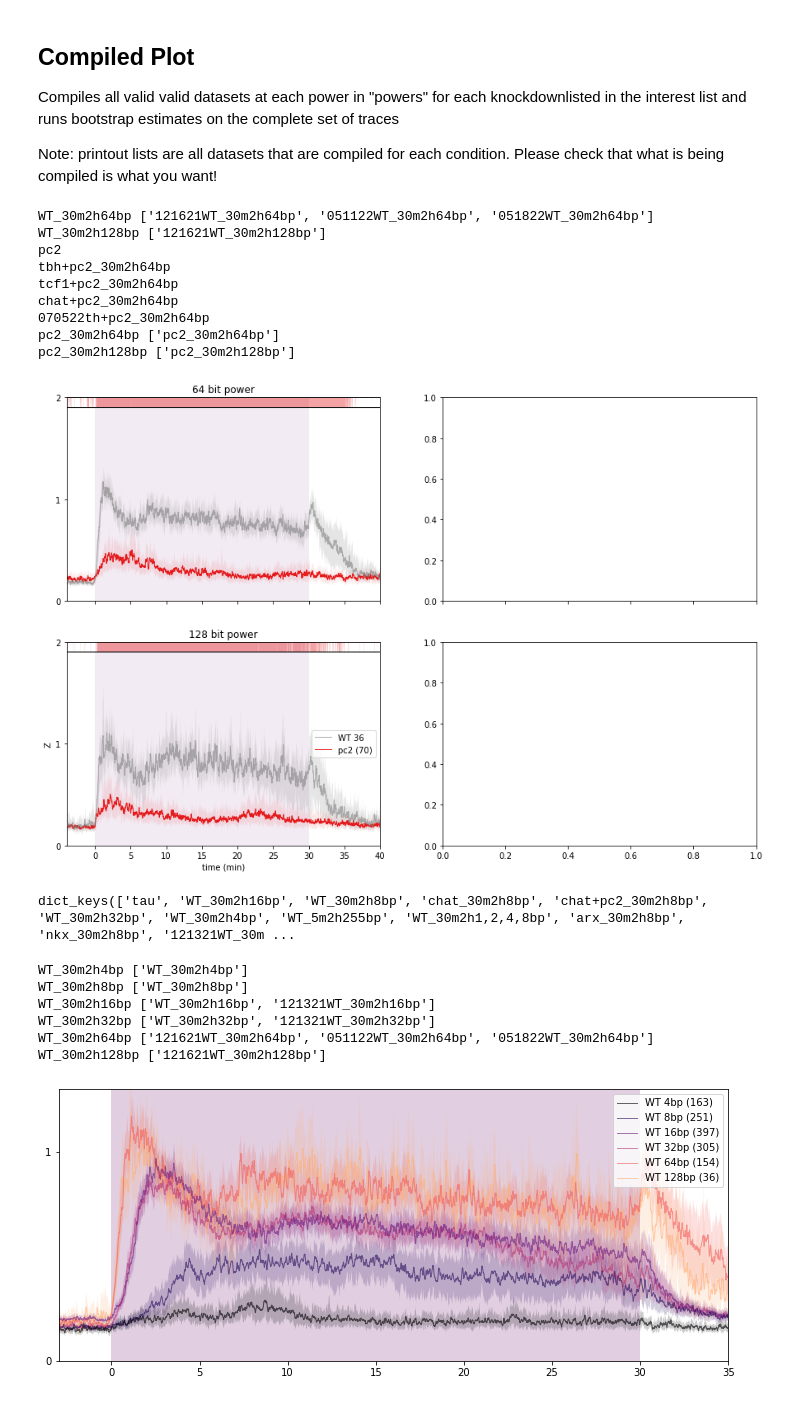
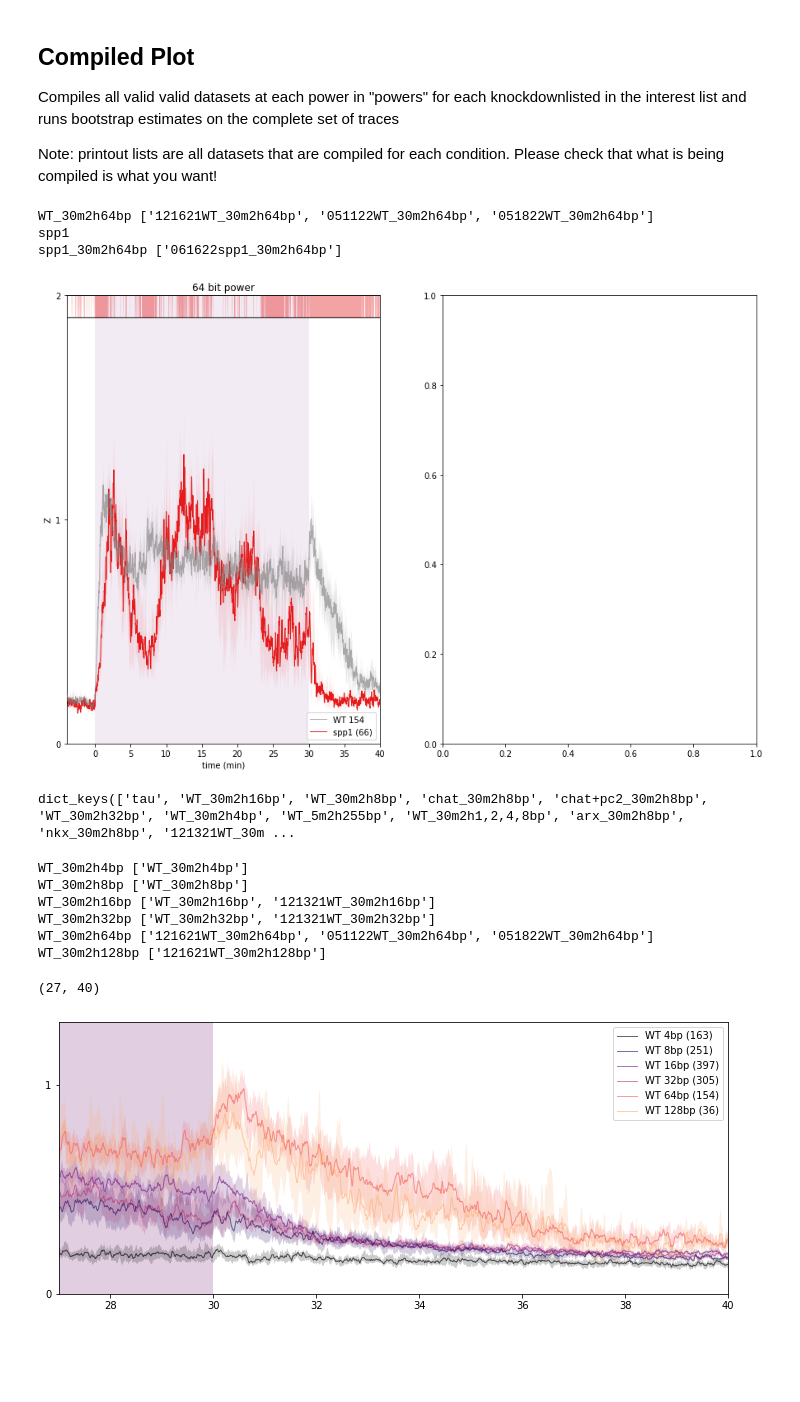
Before and after one commit to samuelbray32/behavior-lite, a Jupyter notebook: publication_stepResponse.ipynb, the cells around one changed output. Drawn from its saved outputs; the diff is of its cells as text; code cells hidden in the pictures; blank space fills up the shorter version.

Commit message:
general update post defense

```diff
--- a/publication_stepResponse.ipynb
+++ b/publication_stepResponse.ipynb
@@ -12,13 +12,14 @@ Compiles all valid valid datasets at each power in "powers" for each knockdownli
 
 Note: printout lists are all datasets that are compiled for each condition.  Please check that what is being compiled is what you want!
 # %%
-n_boot = 1e2
+n_boot = 1e1
 statistic=np.median
 comparison = 'diff'
 
-interest = ['pc2']#['spp1','ppp1','eye532','eye531']#['4mnthstarve','starve10w']#['if1+cali','if1+estrella','if1+cali+estrella',]##'arx','35mmBiopsyPostEyespot','pc2']#[]#['spot']#['spot']#'pc2','gad','chat','tbh','th']
+interest = ['spp1',]#'ppp1','eye532','eye531']#['4mnthstarve','starve10w']#['if1+cali','if1+estrella','if1+cali+estrella',]##'arx','35mmBiopsyPostEyespot','pc2']#[]#['spot']#['spot']#'pc2','gad','chat','tbh','th']
+# interest=['tcf','nkx','arx']
 exclude = []
-powers = [64,128]
+powers = [64]
 statistic = np.median
 comparison = 'rel'
 fig, ax = rnai_response_layered(interest,exclude,n_boot,statistic,measure_compare=comparison,
@@ -28,13 +29,7 @@ fig, ax = rnai_response_layered(interest,exclude,n_boot,statistic,measure_compar
 # ax[0,].set_ylim(0,1.5)
 # %% [output]
 WT_30m2h64bp ['121621WT_30m2h64bp', '051122WT_30m2h64bp', '051822WT_30m2h64bp']
-WT_30m2h128bp ['121621WT_30m2h128bp']
-pc2
-tbh+pc2_30m2h64bp
-tcf1+pc2_30m2h64bp
-chat+pc2_30m2h64bp
-070522th+pc2_30m2h64bp
-pc2_30m2h64bp ['pc2_30m2h64bp']
-pc2_30m2h128bp ['pc2_30m2h128bp']
+spp1
+spp1_30m2h64bp ['061622spp1_30m2h64bp']
-[figure, old version]
+[figure, new version]
 # %%
@@ -50,14 +45,16 @@ print(result.keys())
 dict_keys(['tau', 'WT_30m2h16bp', 'WT_30m2h8bp', 'chat_30m2h8bp', 'chat+pc2_30m2h8bp', 'WT_30m2h32bp', 'WT_30m2h4bp', 'WT_5m2h255bp', 'WT_30m2h1,2,4,8bp', 'arx_30m2h8bp', 'nkx_30m2h8bp', '121321WT_30m ...
 # %%
 from tools.results_step import response_scaling
-n_boot = 1e3
+n_boot = 1e1
 
 fig,ax=response_scaling(n_boot = n_boot)
+ax[0].set_xlim(27,40)
 # %% [output]
 WT_30m2h4bp ['WT_30m2h4bp']
 WT_30m2h8bp ['WT_30m2h8bp']
 WT_30m2h16bp ['WT_30m2h16bp', '121321WT_30m2h16bp']
 WT_30m2h32bp ['WT_30m2h32bp', '121321WT_30m2h32bp']
 WT_30m2h64bp ['121621WT_30m2h64bp', '051122WT_30m2h64bp', '051822WT_30m2h64bp']
 WT_30m2h128bp ['121621WT_30m2h128bp']
+(27, 40)
-[figure, old version]
+[figure, new version]
```
Also changed, not shown: parts of 1 cell of this notebook, 1 other file.
